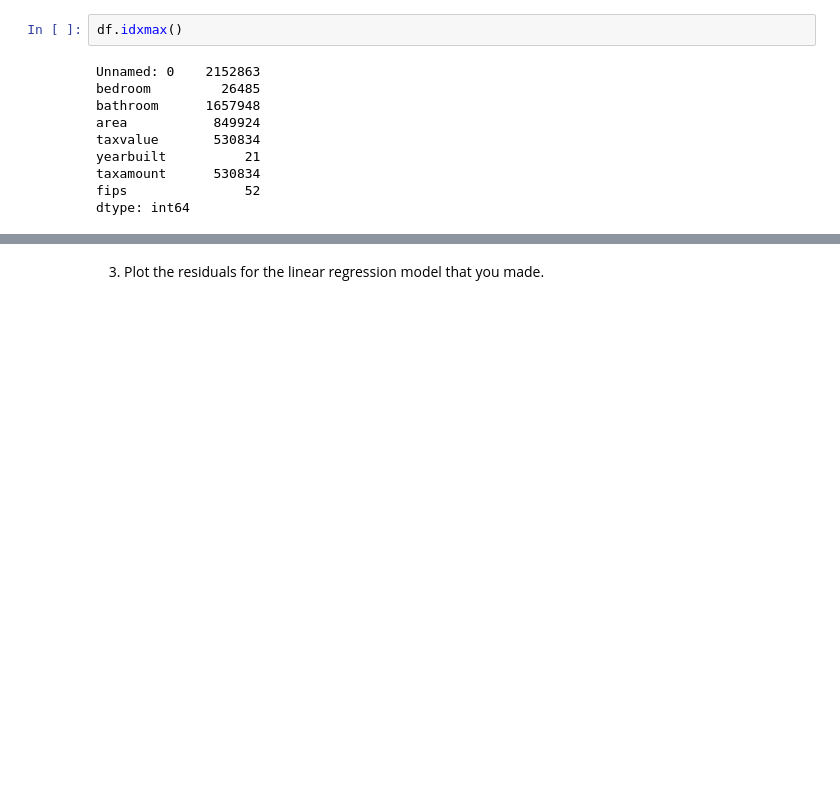
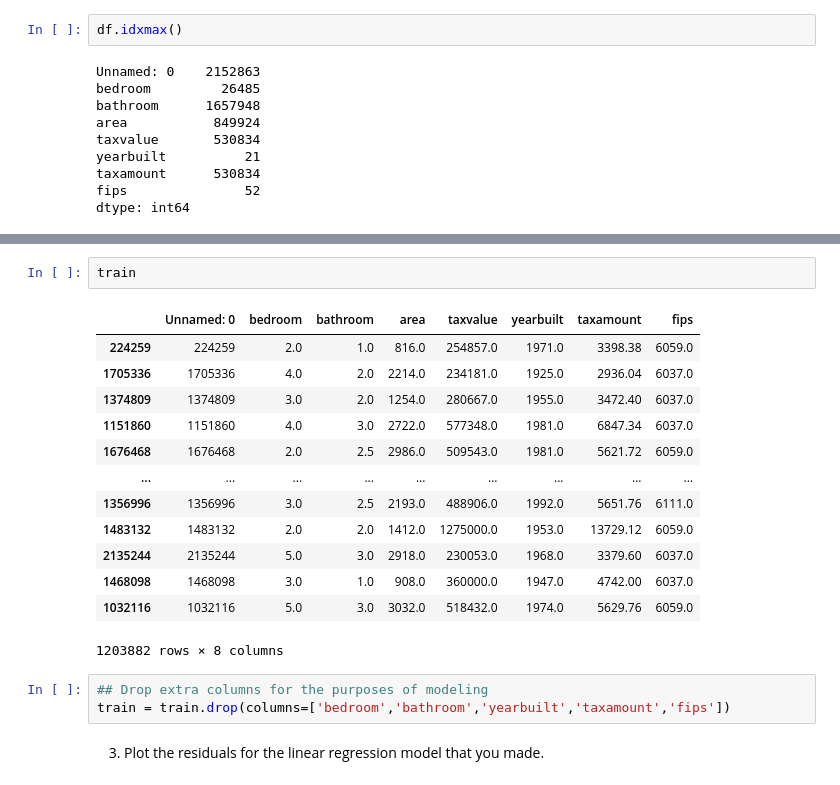
Before and after one commit to DHILL2123/regression-exercises, a Jupyter notebook: evaluate.ipynb, the cells around one changed output, grey strips where cells are left out. Saved outputs shown, nothing was run; the diff lists cells and outputs as text; blank space fills up the shorter version.

```diff
--- a/evaluate.ipynb
+++ b/evaluate.ipynb
@@ -228,2 +220,21 @@ Length: 2140235, dtype: bool
+# %%
+train
+# %% [output]
+|  | Unnamed: 0 | bedroom | bathroom | area | taxvalue | yearbuilt | taxamount | fips |
+| 224259 | 224259 | 2.0 | 1.0 | 816.0 | 254857.0 | 1971.0 | 3398.38 | 6059.0 |
+| 1705336 | 1705336 | 4.0 | 2.0 | 2214.0 | 234181.0 | 1925.0 | 2936.04 | 6037.0 |
+| 1374809 | 1374809 | 3.0 | 2.0 | 1254.0 | 280667.0 | 1955.0 | 3472.40 | 6037.0 |
+| 1151860 | 1151860 | 4.0 | 3.0 | 2722.0 | 577348.0 | 1981.0 | 6847.34 | 6037.0 |
+| 1676468 | 1676468 | 2.0 | 2.5 | 2986.0 | 509543.0 | 1981.0 | 5621.72 | 6059.0 |
+| ... | ... | ... | ... | ... | ... | ... | ... | ... |
+| 1356996 | 1356996 | 3.0 | 2.5 | 2193.0 | 488906.0 | 1992.0 | 5651.76 | 6111.0 |
+| 1483132 | 1483132 | 2.0 | 2.0 | 1412.0 | 1275000.0 | 1953.0 | 13729.12 | 6059.0 |
+| 2135244 | 2135244 | 5.0 | 3.0 | 2918.0 | 230053.0 | 1968.0 | 3379.60 | 6037.0 |
+| 1468098 | 1468098 | 3.0 | 1.0 | 908.0 | 360000.0 | 1947.0 | 4742.00 | 6037.0 |
+| 1032116 | 1032116 | 5.0 | 3.0 | 3032.0 | 518432.0 | 1974.0 | 5629.76 | 6059.0 |
+1203882 rows × 8 columns
+# %%
+## Drop extra columns for the purposes of modeling
+train = train.drop(columns=['bedroom','bathroom','yearbuilt','taxamount','fips'])
 # %% [markdown]
 3. Plot the residuals for the linear regression model that you made.
```
Also changed, not shown: parts of 2 cells of this notebook, 3 other files.
